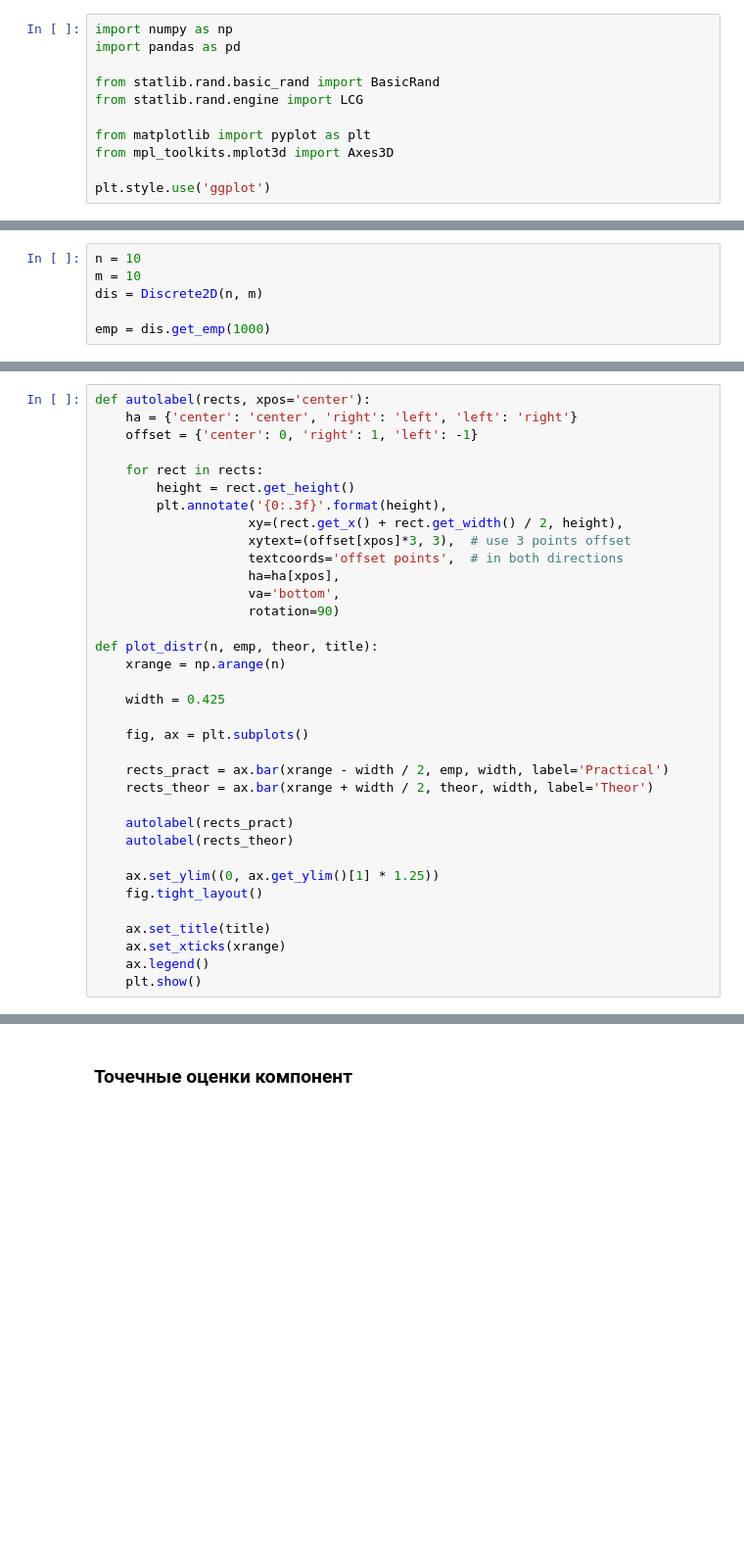
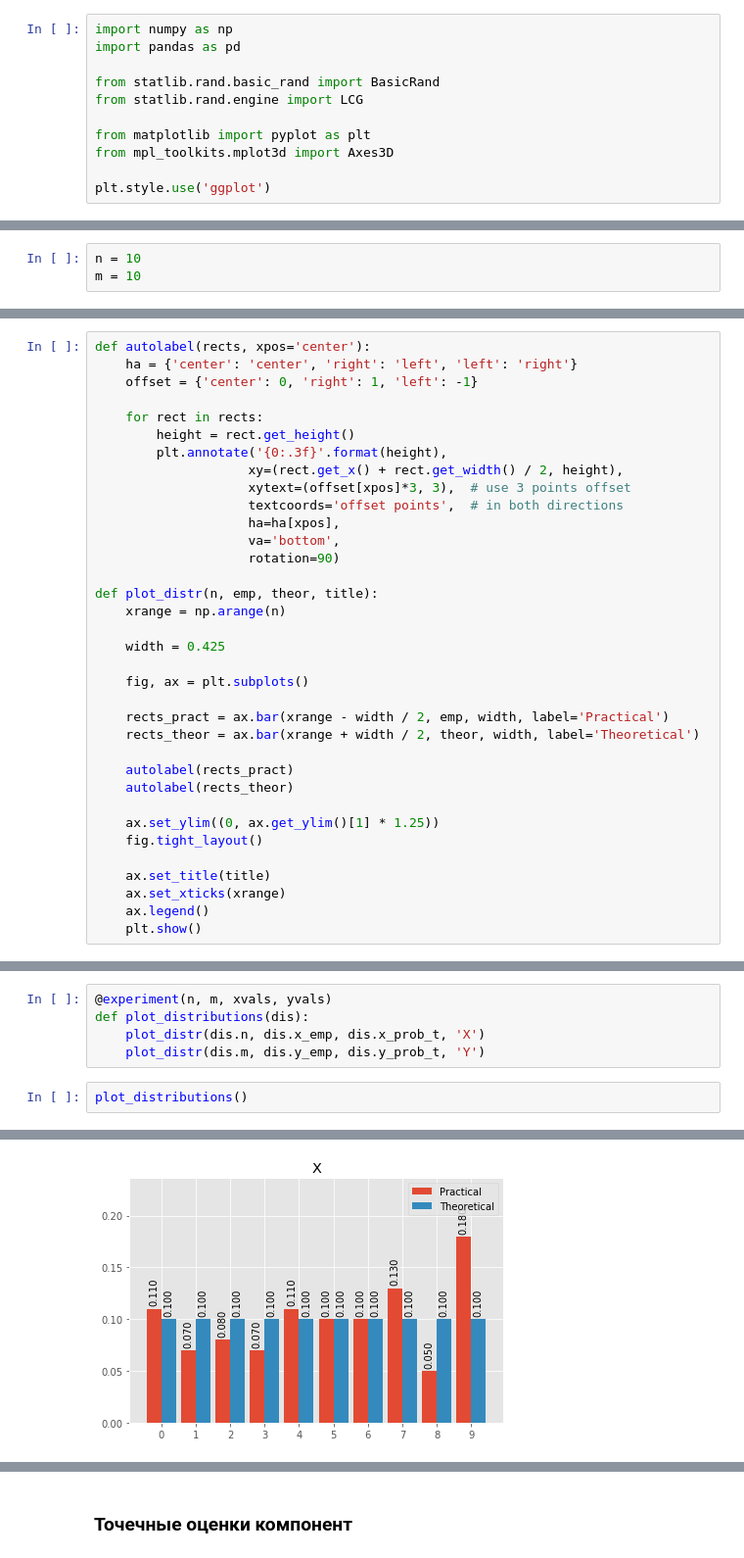
Before and after one commit to andrew-kulikov/matmod, a Jupyter notebook: src/lab2_discrete_value.ipynb, the cells around one changed output, grey strips where cells are left out. Shown at 98% size. Drawn from its saved outputs; the diff is of its cells as text; blank space fills up the shorter version.

```diff
--- a/src/lab2_discrete_value.ipynb
+++ b/src/lab2_discrete_value.ipynb
@@ -58,6 +62,3 @@ class Discrete2D:
 # %%
 n = 10
 m = 10
-dis = Discrete2D(n, m)
-
-emp = dis.get_emp(1000)
@@ -93,7 +102,7 @@ def plot_distr(n, emp, theor, title):
     fig, ax = plt.subplots()
 
     rects_pract = ax.bar(xrange - width / 2, emp, width, label='Practical')
-    rects_theor = ax.bar(xrange + width / 2, theor, width, label='Theor')
+    rects_theor = ax.bar(xrange + width / 2, theor, width, label='Theoretical')
 
     autolabel(rects_pract)
     autolabel(rects_theor)
@@ -113,0 +117,8 @@ plot_distr(m, y_emp, y_t, 'Y')
+# %%
+@experiment(n, m, xvals, yvals)
+def plot_distributions(dis):
+    plot_distr(dis.n, dis.x_emp, dis.x_prob_t, 'X')
+    plot_distr(dis.m, dis.y_emp, dis.y_prob_t, 'Y')
+# %%
+plot_distributions()
+# %% [output]
@@ -113,0 +127 @@ plot_distr(m, y_emp, y_t, 'Y')
+[figure, added]
```
Also changed, not shown: parts of 32 cells of this notebook, 1 other file.
